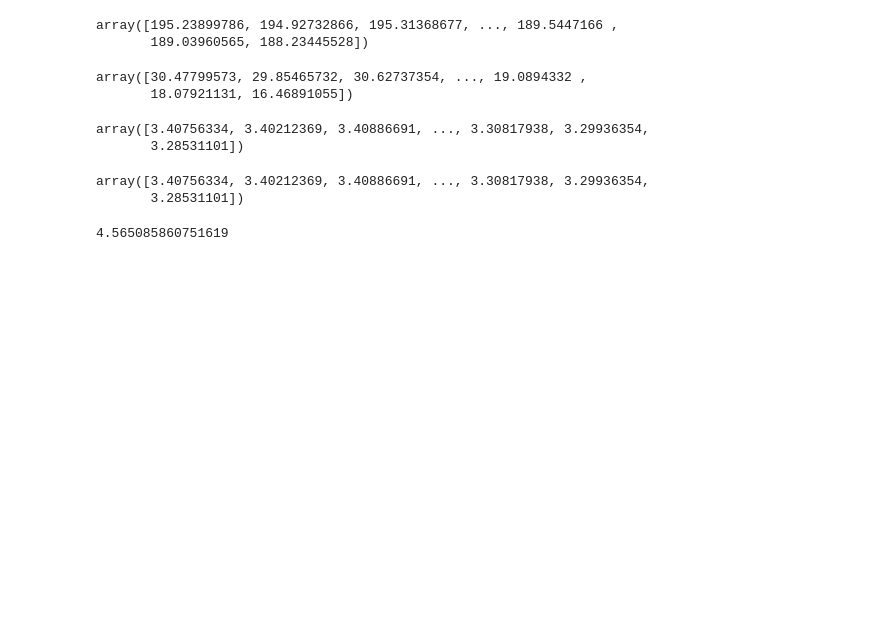
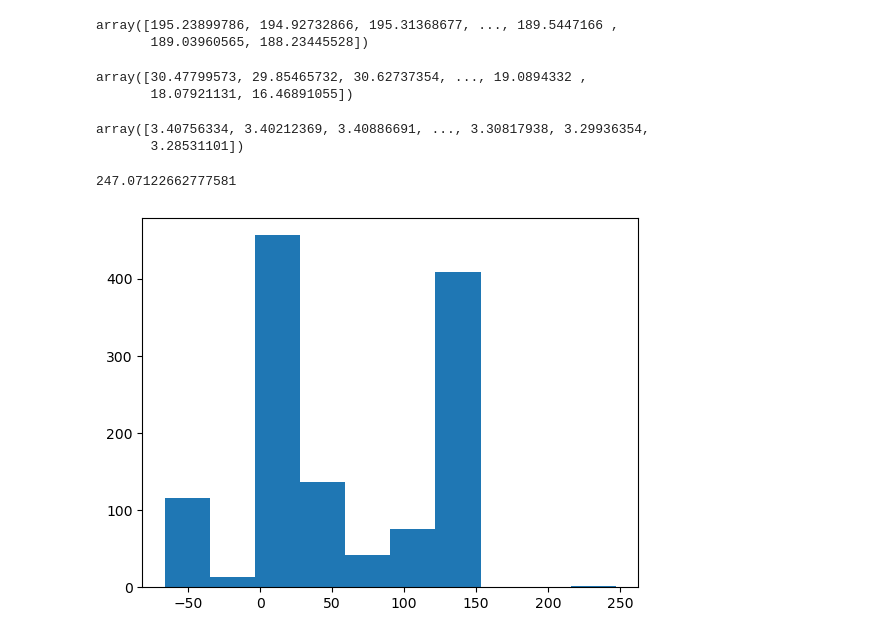
Before and after one commit to yoachim/22_Scratch, a Jupyter notebook: auxTel_test/new_aux.ipynb, the cells around one changed output. Saved outputs shown, nothing was run; the diff lists cells and outputs as text; code cells hidden in the pictures; blank space fills up the shorter version.

```diff
--- a/auxTel_test/new_aux.ipynb
+++ b/auxTel_test/new_aux.ipynb
@@ -130,12 +130,11 @@ array([30.47799573, 29.85465732, 30.62737354, ..., 19.0894332 ,
 # %% [output]
 array([3.40756334, 3.40212369, 3.40886691, ..., 3.30817938, 3.29936354,
        3.28531101])
-# %%
-completed_obs["rotSkyPos"]
-# %% [output]
-array([3.40756334, 3.40212369, 3.40886691, ..., 3.30817938, 3.29936354,
-       3.28531101])
 # %%
-np.degrees(completed_obs["rotSkyPos"]).min()
+np.degrees(completed_obs["rotTelPos"]).max()
 # %% [output]
-4.565085860751619
+247.07122662777581
+# %%
+ack = plt.hist(np.degrees(completed_obs["rotTelPos"]))
+# %% [output]
+[figure, added]
```
Also changed, not shown: parts of 3 cells of this notebook, 1 other file.
